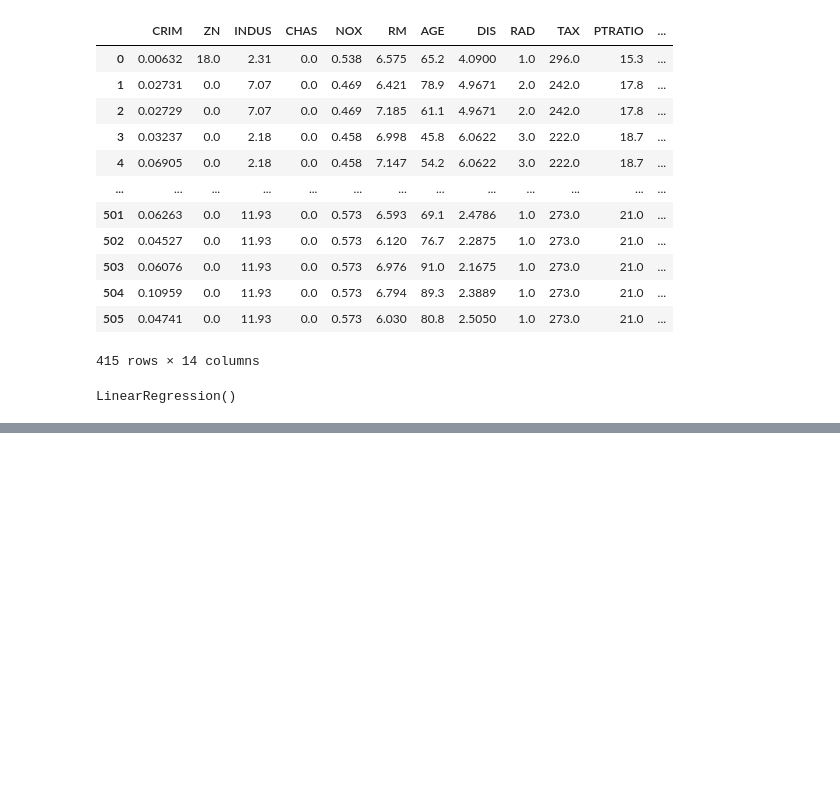
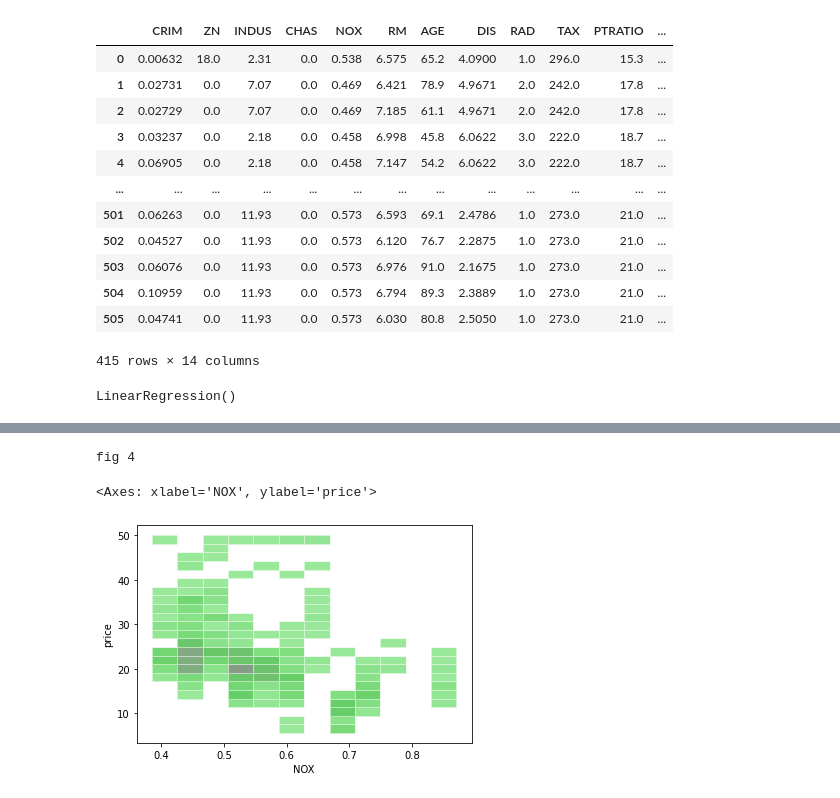
Before and after one commit to Esk1z0/bostonhousepricinganalysis, a Jupyter notebook: housePricingAnalisys.ipynb, the cells around one changed output, grey strips where cells are left out. Drawn from its saved outputs; the diff is of its cells as text; code cells hidden in the pictures; blank space fills up the shorter version.

```diff
--- a/housePricingAnalisys.ipynb
+++ b/housePricingAnalisys.ipynb
@@ -163,0 +184,7 @@ sns.barplot(x=nombres, y=abs_values)
+# %%
+print("fig 4")
+sns.histplot(data=df_filtered, x="NOX", y="price", alpha=0.6, edgecolors='w', color='green')
+# %% [output]
+fig 4
+<Axes: xlabel='NOX', ylabel='price'>
+[figure, added]
```
Also changed, not shown: parts of 11 cells of this notebook.
